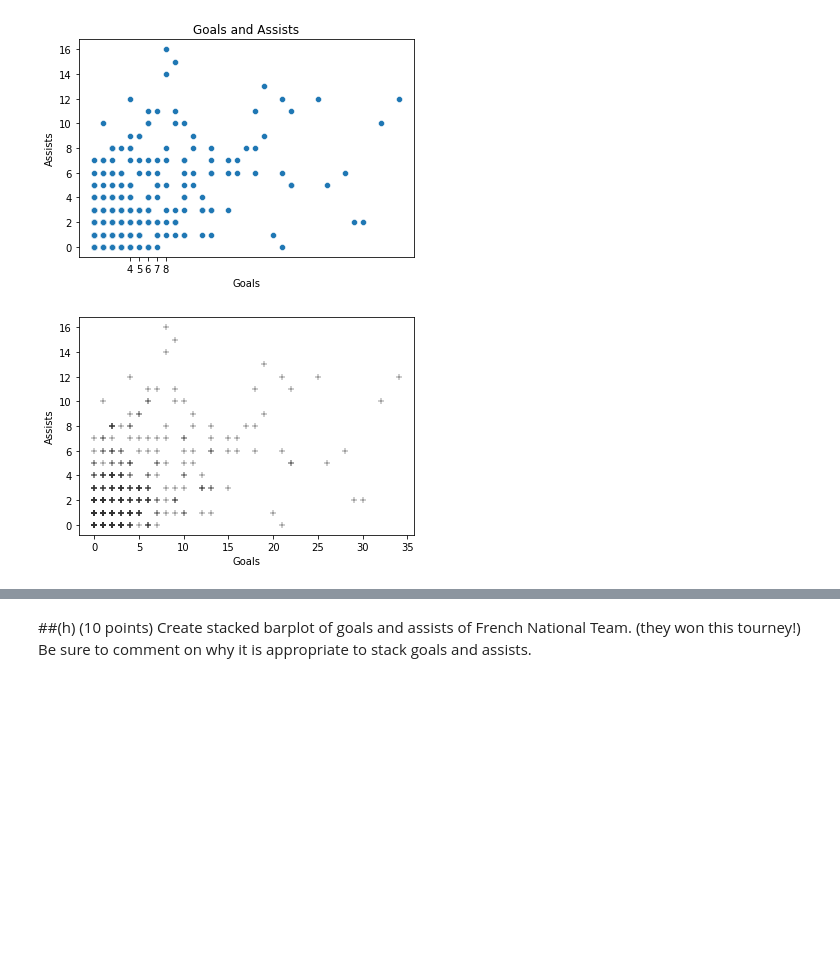
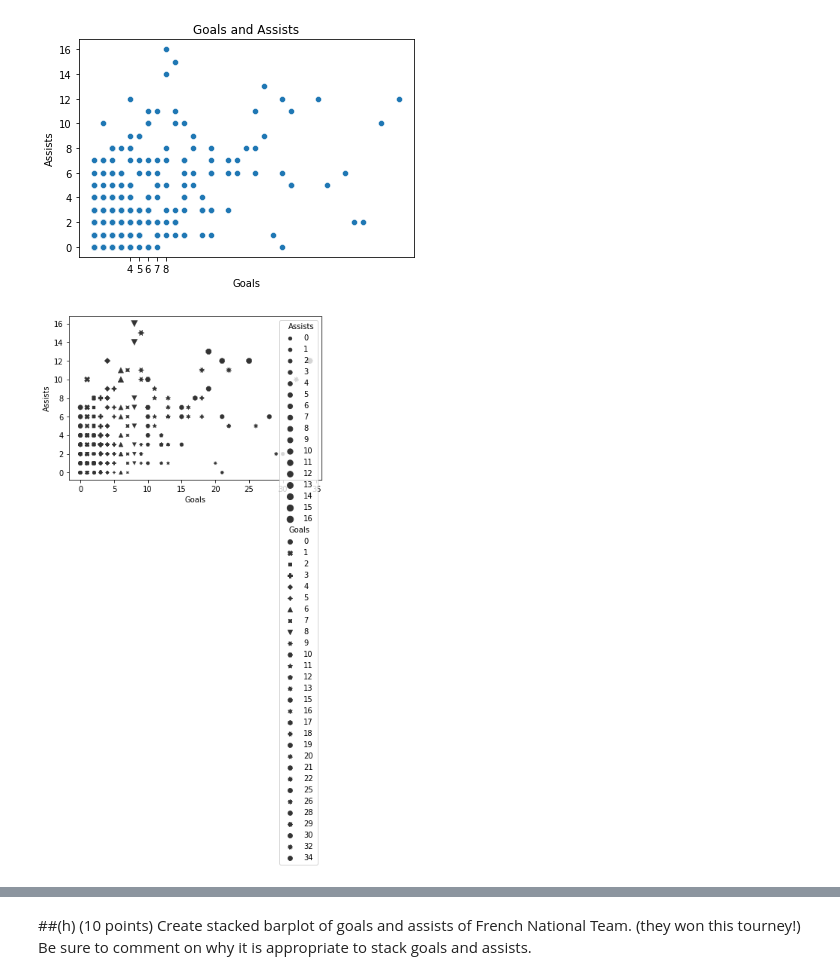
Before and after one commit to almsalahuddin/Data-Processing-and-Visualization, a Jupyter notebook: Exam_3.ipynb, the cells around one changed output, grey strips where cells are left out. Drawn from its saved outputs; the diff is of its cells as text; code cells hidden in the pictures; blank space fills up the shorter version.

```diff
--- a/Exam_3.ipynb
+++ b/Exam_3.ipynb
@@ -117,10 +117,12 @@ plt.show()
 # %%
 ax = sns.scatterplot(data = df,
                 x = 'Goals',
                 y = 'Assists',
+                style = 'Goals',
+                size = 'Assists',
                 palette='deep',
                 legend='full',
                 color='.2',
                 marker='+' )
 # %% [output]
-[figure, old version]
+[figure, new version]
```
Also changed, not shown: parts of 4 cells of this notebook.
